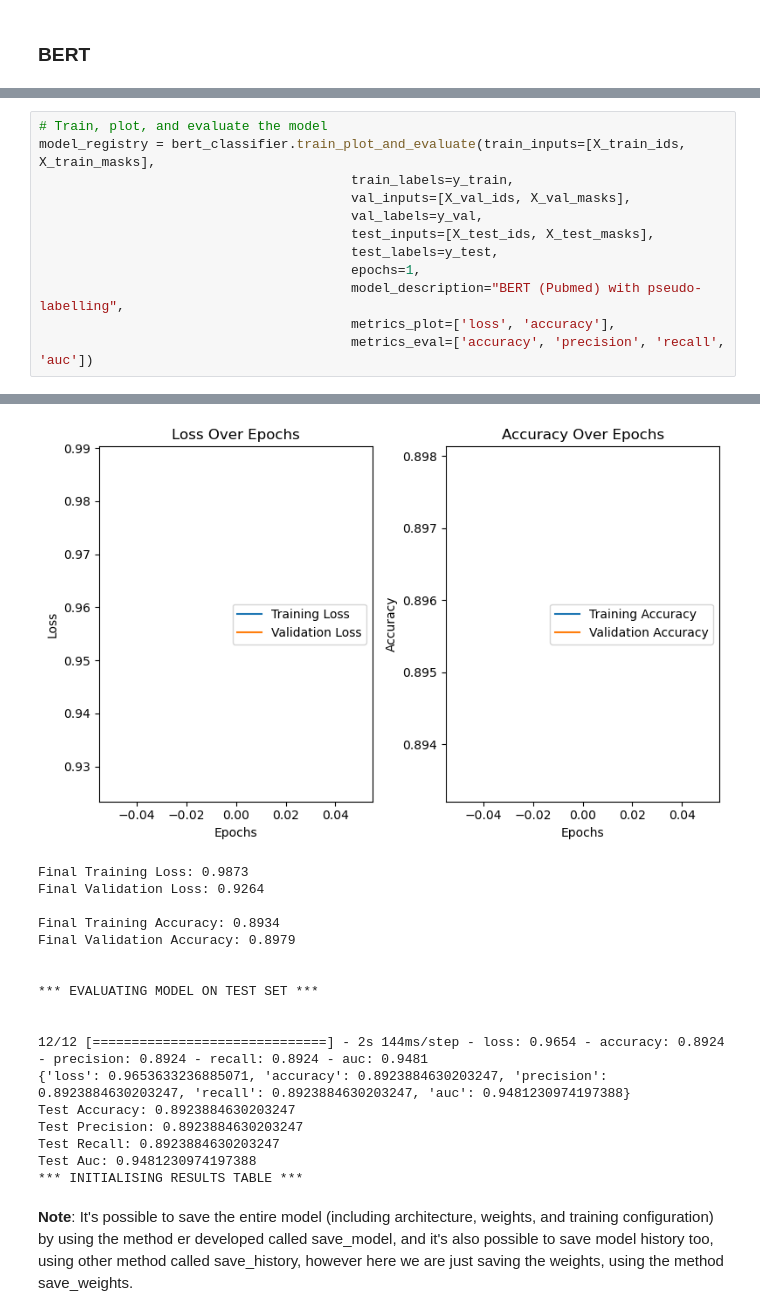
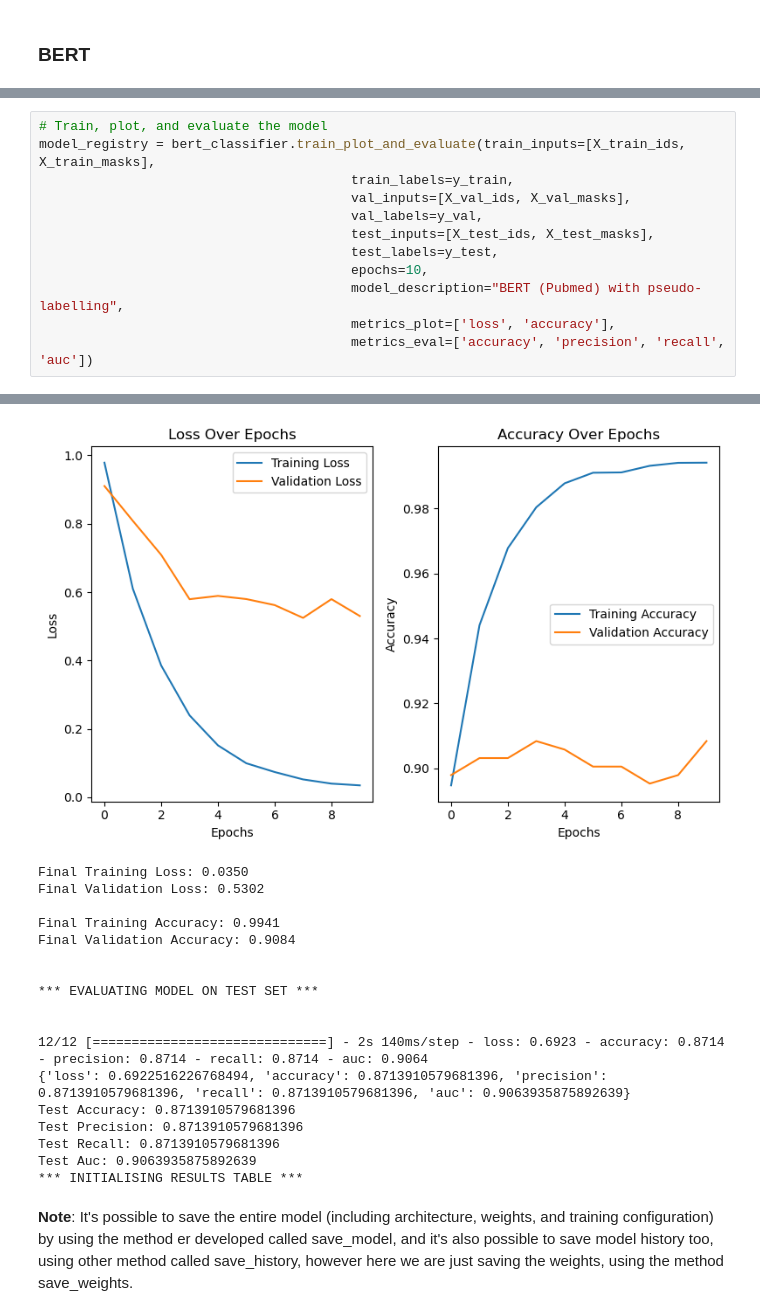
Before and after one commit to franciscogomes1999/GregoryAIxNovaSBE, a Jupyter notebook: notebooks_to_run/training_model.ipynb, the cells around one changed output, grey strips where cells are left out. Cells and saved outputs as stored; diff of their text form.

```diff
--- a/notebooks_to_run/training_model.ipynb
+++ b/notebooks_to_run/training_model.ipynb
@@ -397,7 +397,7 @@ model_registry = bert_classifier.train_plot_and_evaluate(train_inputs=[X_train_i
                                         val_labels=y_val,
                                         test_inputs=[X_test_ids, X_test_masks],
                                         test_labels=y_test,
-                                        epochs=1,
+                                        epochs=10,
                                         model_description="BERT (Pubmed) with pseudo-labelling",
                                         metrics_plot=['loss', 'accuracy'],
                                         metrics_eval=['accuracy', 'precision', 'recall', 'auc'])
@@ -413,24 +418,24 @@ WARNING:tensorflow:Gradients do not exist for variables ['tf_bert_model/bert/poo
 *** TRAINING COMPLETE ***
 
 
 *** PLOTTING TRAINING HISTORY ***
-[figure, old version]
+[figure, new version]
-Final Training Loss: 0.9873
-Final Validation Loss: 0.9264
+Final Training Loss: 0.0350
+Final Validation Loss: 0.5302
 
-Final Training Accuracy: 0.8934
-Final Validation Accuracy: 0.8979
+Final Training Accuracy: 0.9941
+Final Validation Accuracy: 0.9084
 
 
 *** EVALUATING MODEL ON TEST SET ***
 
 
-12/12 [==============================] - 2s 144ms/step - loss: 0.9654 - accuracy: 0.8924 - precision: 0.8924 - recall: 0.8924 - auc: 0.9481
-{'loss': 0.9653633236885071, 'accuracy': 0.8923884630203247, 'precision': 0.8923884630203247, 'recall': 0.8923884630203247, 'auc': 0.9481230974197388}
-Test Accuracy: 0.8923884630203247
-Test Precision: 0.8923884630203247
-Test Recall: 0.8923884630203247
-Test Auc: 0.9481230974197388
+12/12 [==============================] - 2s 140ms/step - loss: 0.6923 - accuracy: 0.8714 - precision: 0.8714 - recall: 0.8714 - auc: 0.9064
+{'loss': 0.6922516226768494, 'accuracy': 0.8713910579681396, 'precision': 0.8713910579681396, 'recall': 0.8713910579681396, 'auc': 0.9063935875892639}
+Test Accuracy: 0.8713910579681396
+Test Precision: 0.8713910579681396
+Test Recall: 0.8713910579681396
+Test Auc: 0.9063935875892639
 *** INITIALISING RESULTS TABLE ***
 # %% [markdown]
 **Note**: It's possible to save the entire model
```
Also changed, not shown: parts of 3 cells of this notebook, 1 other file.
